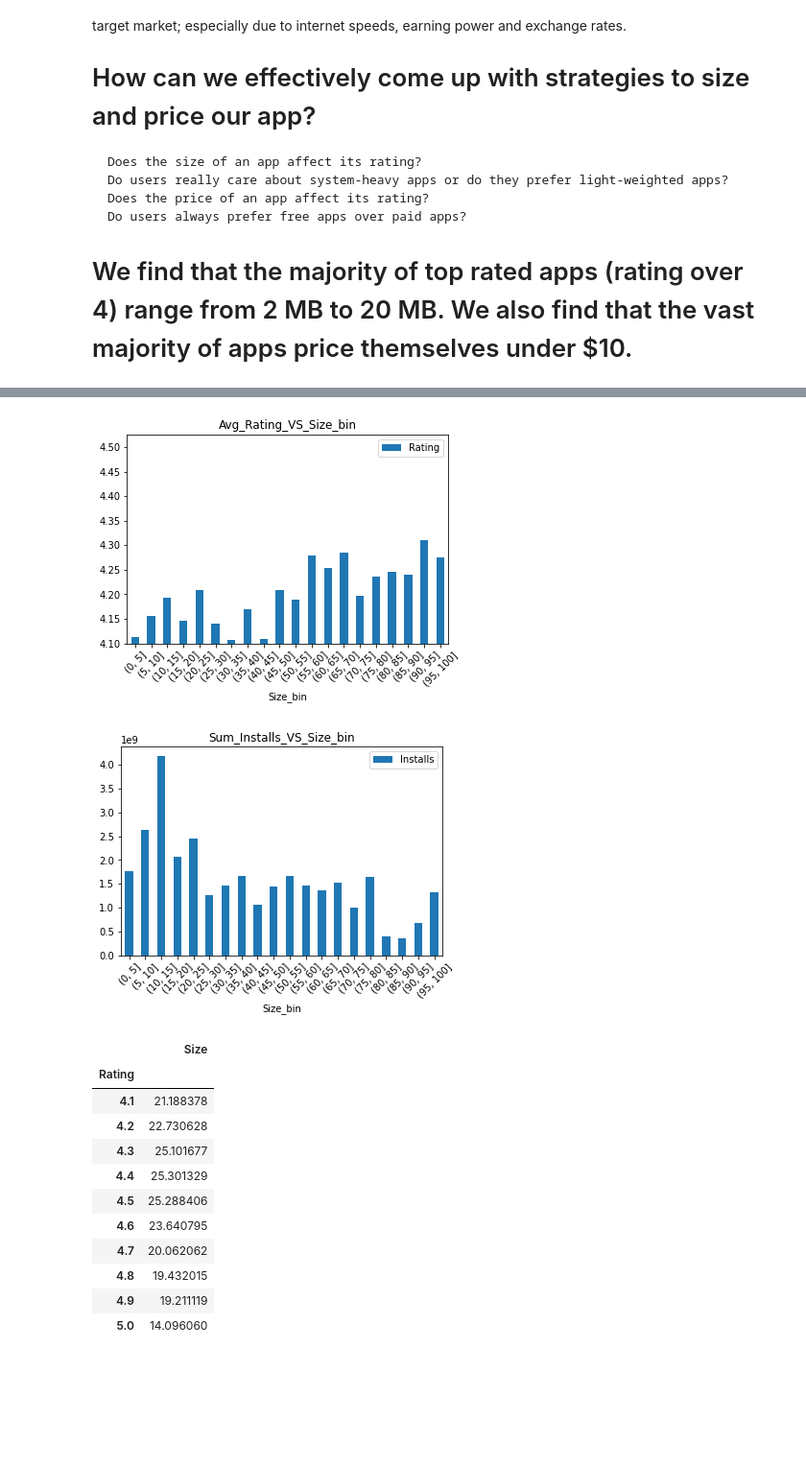
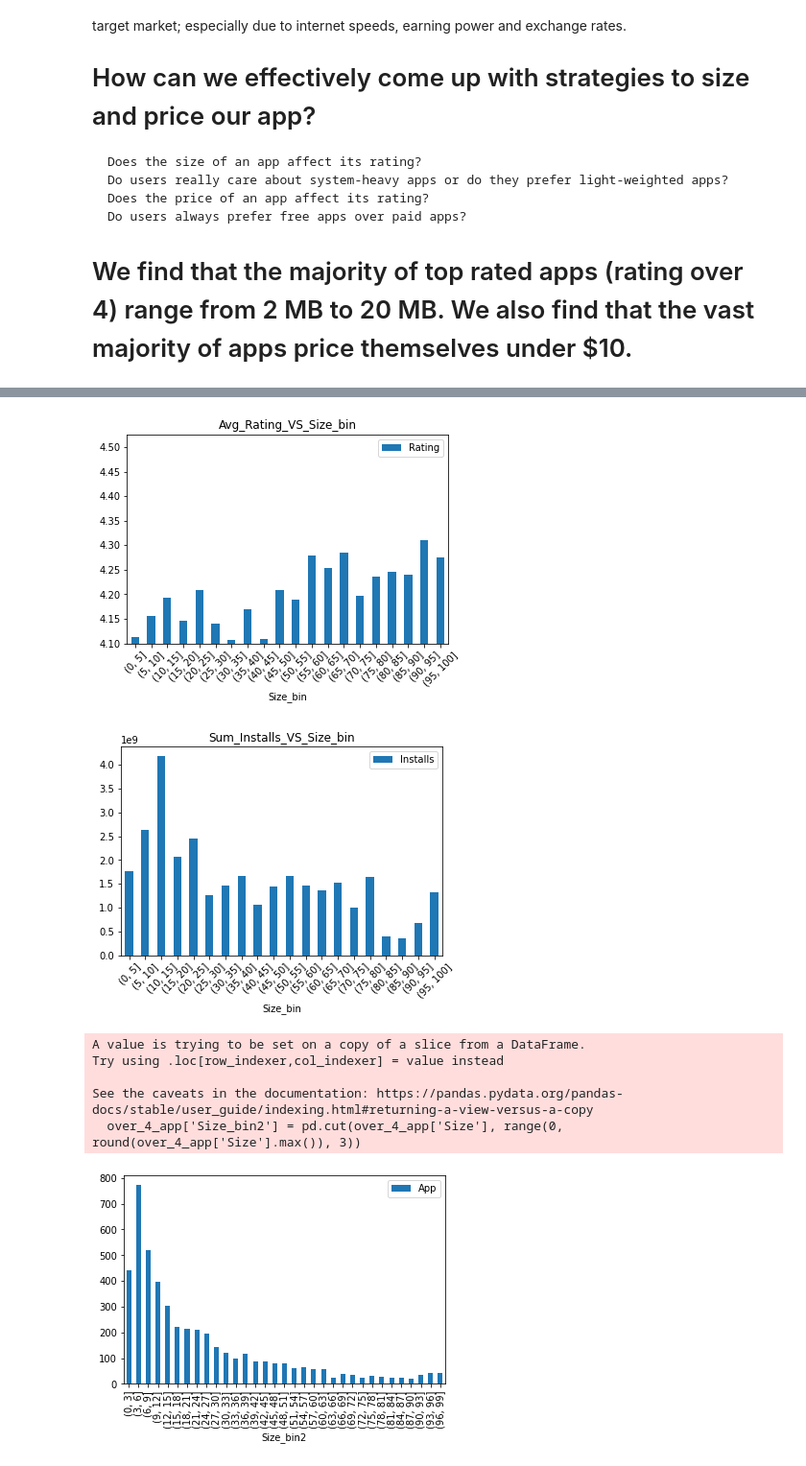
Before and after one commit to johnhhu2020/DataCamp-Data-Scientist-with-Python-Track, a Jupyter notebook: The Android App Market on Google Play.ipynb, the cells around one changed output, grey strips where cells are left out. Shown at 96% size. Cells and saved outputs as stored; diff of their text form; code cells hidden in the pictures; blank space fills up the shorter version.

```diff
--- a/The Android App Market on Google Play.ipynb
+++ b/The Android App Market on Google Play.ipynb
@@ -373,44 +373,45 @@ plt.show()
 
 
 
 
 
+#???????????????????????????????????????????????????????????????????????????????????????????
 # We find that the majority of top rated apps (rating over 4) range from 2 MB to 20 MB.
 # We also find that the vast majority of apps price themselves under $10.
 
-over_4_app = apps[apps['Rating']>4]
+over_4_app = apps[(apps['Rating']>4) & (apps['Size']>1)]
+### Guess we should also filter apps Install>1000 or something,  but here I chose Size > 1 MB
 #####################################################################################################################
-over_4_app.pivot_table(values='Size', index='Rating')
+
+over_4_app['Size_bin2'] = pd.cut(over_4_app['Size'], range(0, round(over_4_app['Size'].max()), 3))
+
+over_4_app.pivot_table(values='App', index='Size_bin2',
+                       aggfunc=lambda x: len(x.unique())).plot(kind='bar')   # , figsize=(85,8)
+plt.show()
 # %% [output]
 459
              Installs  % of total
 Size_bin
 (0, 5]     1759597376        5.60
 (5, 10]    2634697439        8.39
 (10, 15]   4179376231       13.31
 (15, 20]   2078387134        6.62
 (20, 25]   2448212768        7.80
 (25, 30]   1256613066        4.00
 (30, 35]   1469431371        4.68
 (35, 40]   1672446485        5.33
 (40, 45]   1063697896        3.39
 ... (7 lines left out)
 (80, 85]    397671660        1.27
 (85, 90]    350482520        1.12
 (90, 95]    678174450        2.16
 (95, 100]  1316249170        4.19
 [figure]
 [figure]
 [figure]
-|  | Size |
-| Rating |  |
-| 4.1 | 21.188378 |
-| 4.2 | 22.730628 |
-| 4.3 | 25.101677 |
-| 4.4 | 25.301329 |
-| 4.5 | 25.288406 |
-| 4.6 | 23.640795 |
-| 4.7 | 20.062062 |
-| 4.8 | 19.432015 |
-| 4.9 | 19.211119 |
-| 5.0 | 14.096060 |
+A value is trying to be set on a copy of a slice from a DataFrame.
+Try using .loc[row_indexer,col_indexer] = value instead
+
+See the caveats in the documentation: https://pandas.pydata.org/pandas-docs/stable/user_guide/indexing.html#returning-a-view-versus-a-copy
+  over_4_app['Size_bin2'] = pd.cut(over_4_app['Size'], range(0, round(over_4_app['Size'].max()), 3))
+[figure, added]
```
Also changed, not shown: parts of 1 cell of this notebook.
